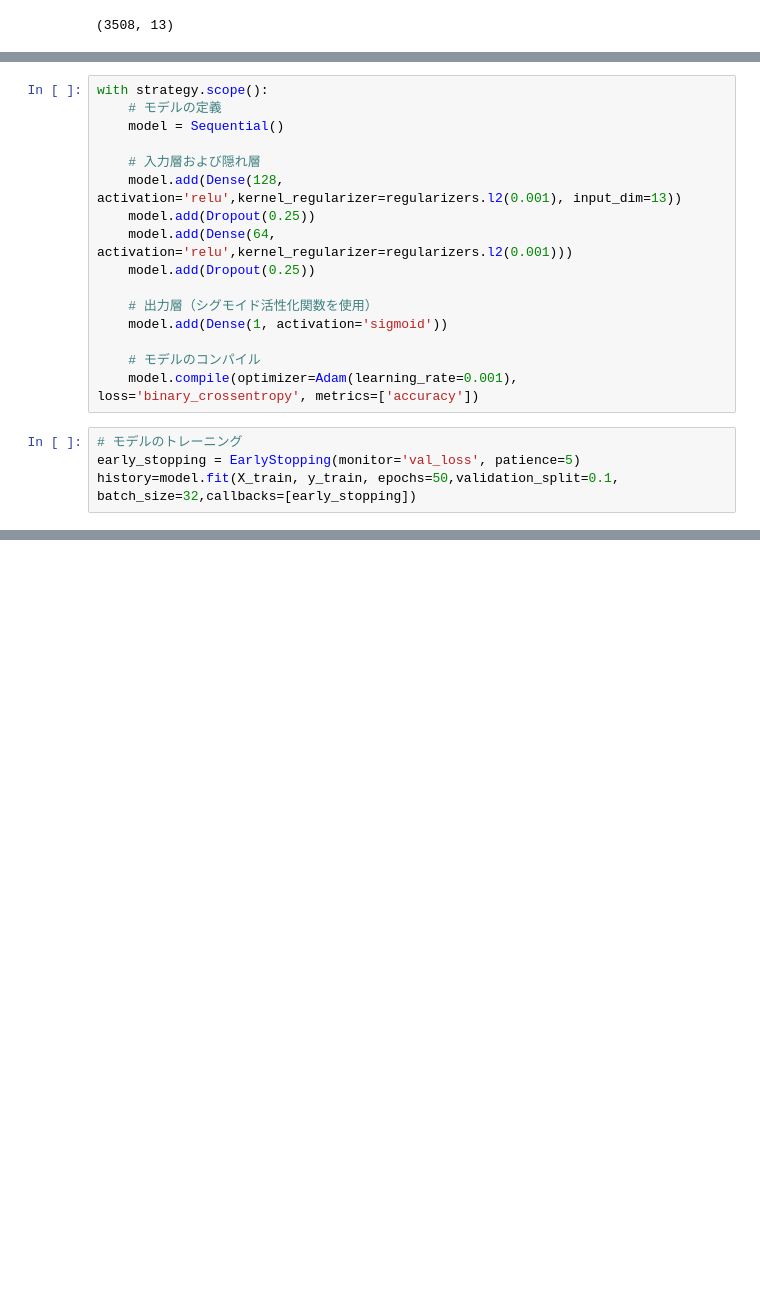
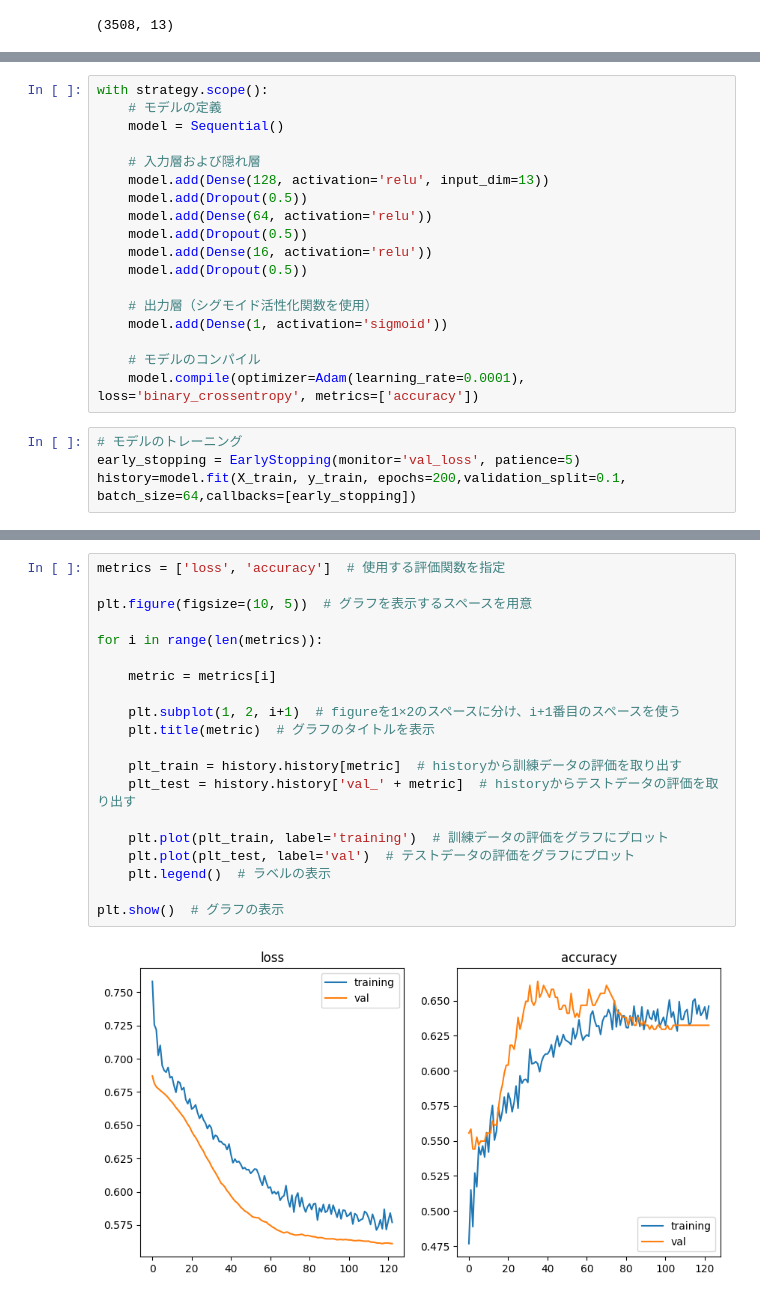
Before and after one commit to KasaharaGen/DengueFeverdetection, a Jupyter notebook: model/nn.ipynb, the cells around one changed output, grey strips where cells are left out. Saved outputs shown, nothing was run; the diff lists cells and outputs as text; blank space fills up the shorter version.

```diff
--- a/model/nn.ipynb
+++ b/model/nn.ipynb
@@ -44,18 +37,20 @@ with strategy.scope():
     model = Sequential()
 
     # 入力層および隠れ層
-    model.add(Dense(128, activation='relu',kernel_regularizer=regularizers.l2(0.001), input_dim=13))
-    model.add(Dropout(0.25))
-    model.add(Dense(64, activation='relu',kernel_regularizer=regularizers.l2(0.001)))
-    model.add(Dropout(0.25))
+    model.add(Dense(128, activation='relu', input_dim=13))
+    model.add(Dropout(0.5))
+    model.add(Dense(64, activation='relu'))
+    model.add(Dropout(0.5))
+    model.add(Dense(16, activation='relu'))
+    model.add(Dropout(0.5))
 
     # 出力層（シグモイド活性化関数を使用）
     model.add(Dense(1, activation='sigmoid'))
 
     # モデルのコンパイル
-    model.compile(optimizer=Adam(learning_rate=0.001), loss='binary_crossentropy', metrics=['accuracy'])
+    model.compile(optimizer=Adam(learning_rate=0.0001), loss='binary_crossentropy', metrics=['accuracy'])
 # %%
 # モデルのトレーニング
 early_stopping = EarlyStopping(monitor='val_loss', patience=5)
-history=model.fit(X_train, y_train, epochs=50,validation_split=0.1, batch_size=32,callbacks=[early_stopping])
+history=model.fit(X_train, y_train, epochs=200,validation_split=0.1, batch_size=64,callbacks=[early_stopping])
 # %% [output]
@@ -96,0 +83,22 @@ Detected at node 'replica_1/sequential/dense/MatMul' defined at (most recent cal
+# %%
+metrics = ['loss', 'accuracy']  # 使用する評価関数を指定
+
+plt.figure(figsize=(10, 5))  # グラフを表示するスペースを用意
+
+for i in range(len(metrics)):
+
+    metric = metrics[i]
+
+    plt.subplot(1, 2, i+1)  # figureを1×2のスペースに分け、i+1番目のスペースを使う
+    plt.title(metric)  # グラフのタイトルを表示
+
+    plt_train = history.history[metric]  # historyから訓練データの評価を取り出す
+    plt_test = history.history['val_' + metric]  # historyからテストデータの評価を取り出す
+
+    plt.plot(plt_train, label='training')  # 訓練データの評価をグラフにプロット
+    plt.plot(plt_test, label='val')  # テストデータの評価をグラフにプロット
+    plt.legend()  # ラベルの表示
+
+plt.show()  # グラフの表示
+# %% [output]
+[figure, added]
```
Also changed, not shown: parts of 4 cells of this notebook.
